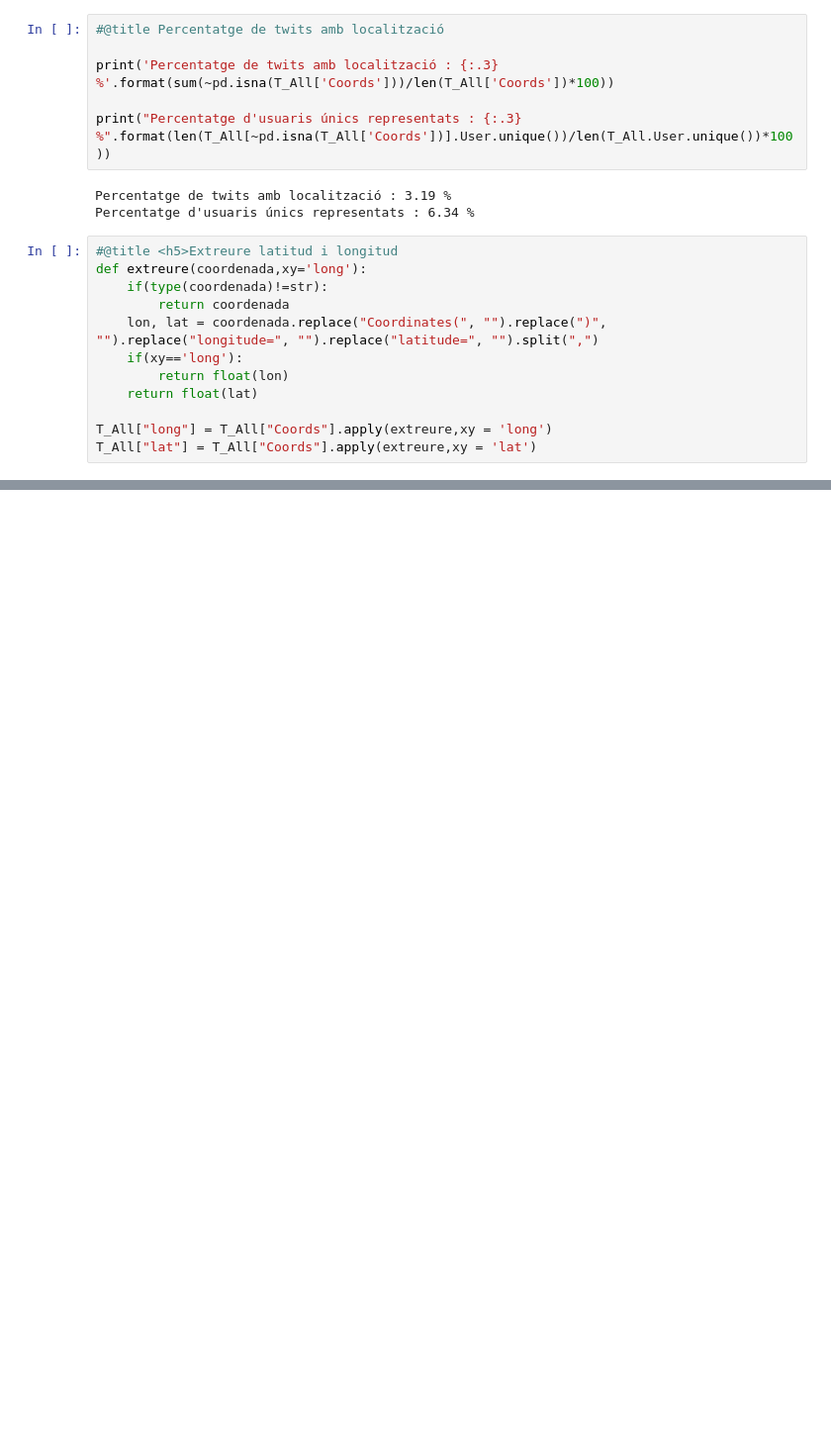
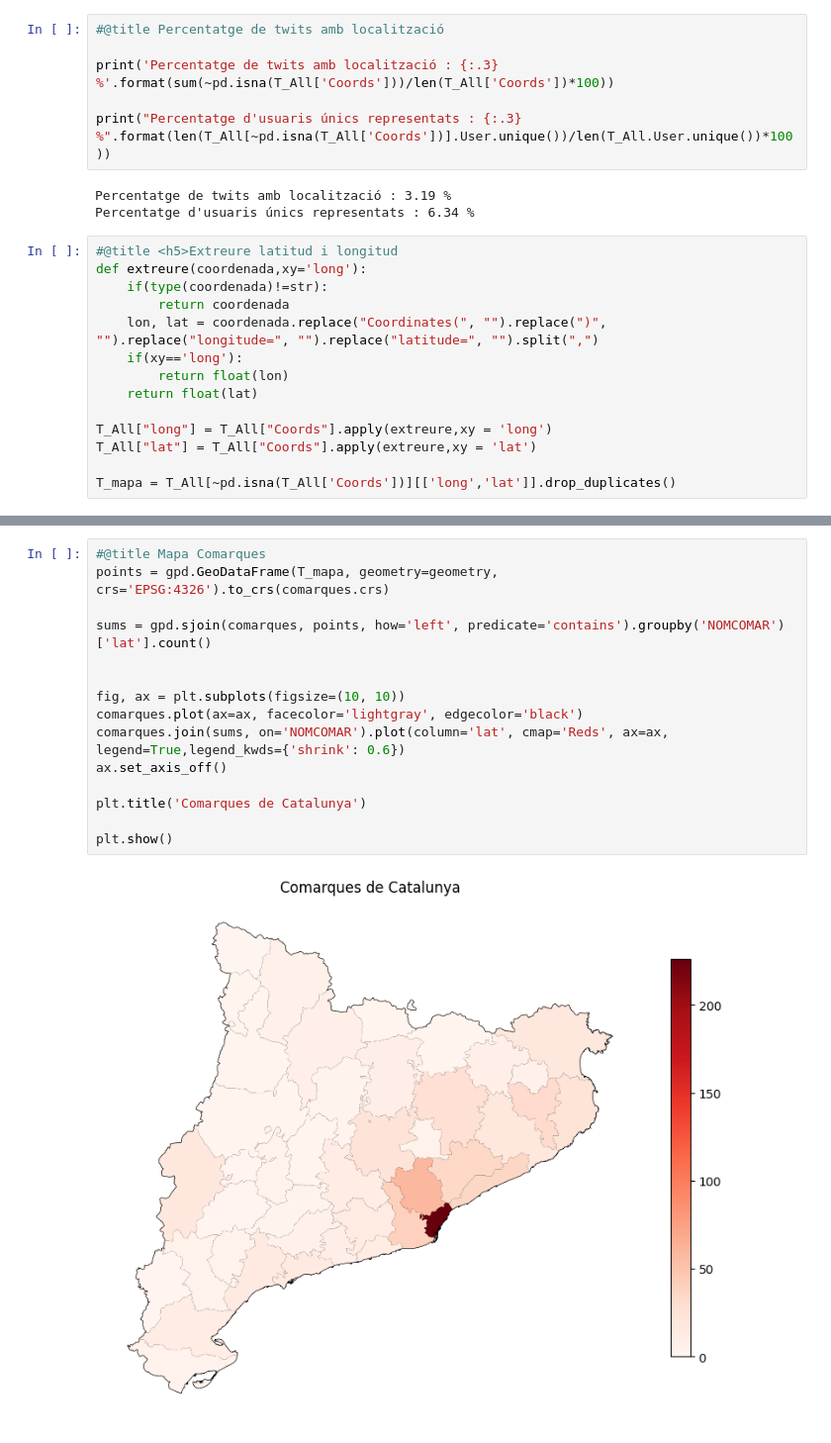
Before and after one commit to AlbertRoca29/EconomiaCircular, a Jupyter notebook: Script_exploració.ipynb, the cells around one changed output, grey strips where cells are left out. Shown at 99% size. Drawn from its saved outputs; the diff is of its cells as text; blank space fills up the shorter version.

```diff
--- a/Script_exploració.ipynb
+++ b/Script_exploració.ipynb
@@ -238,4 +287,6 @@ def extreure(coordenada,xy='long'):
 
 T_All["long"] = T_All["Coords"].apply(extreure,xy = 'long')
 T_All["lat"] = T_All["Coords"].apply(extreure,xy = 'lat')
+
+T_mapa = T_All[~pd.isna(T_All['Coords'])][['long','lat']].drop_duplicates()
 # %%
@@ -258,0 +357,17 @@ fig.show()
+# %%
+#@title Mapa Comarques
+points = gpd.GeoDataFrame(T_mapa, geometry=geometry, crs='EPSG:4326').to_crs(comarques.crs)
+
+sums = gpd.sjoin(comarques, points, how='left', predicate='contains').groupby('NOMCOMAR')['lat'].count()
+
+
+fig, ax = plt.subplots(figsize=(10, 10))
+comarques.plot(ax=ax, facecolor='lightgray', edgecolor='black')
+comarques.join(sums, on='NOMCOMAR').plot(column='lat', cmap='Reds', ax=ax, legend=True,legend_kwds={'shrink': 0.6})
+ax.set_axis_off()
+
+plt.title('Comarques de Catalunya')
+
+plt.show()
+# %% [output]
+[figure, added]
```
Also changed, not shown: parts of 11 cells of this notebook.
